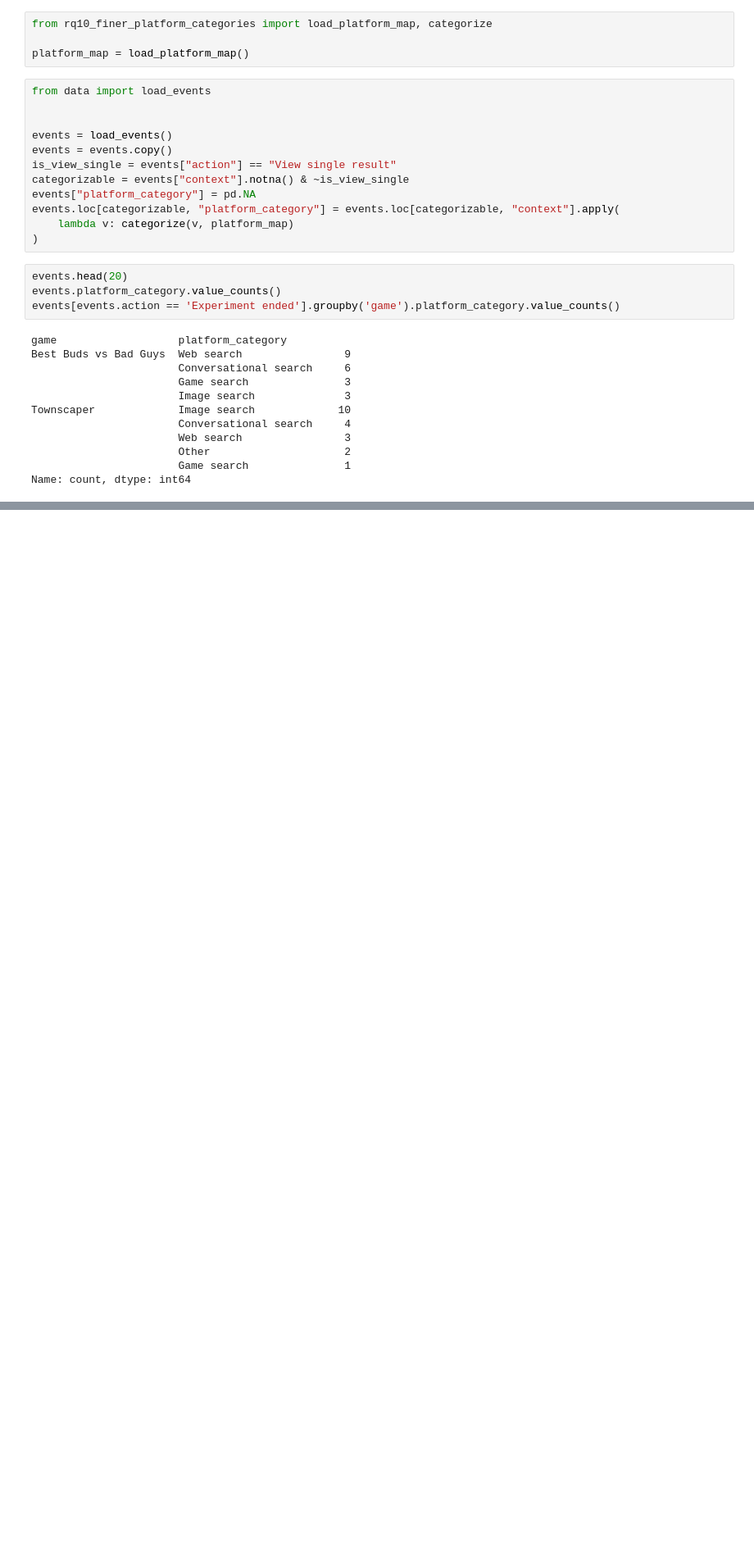
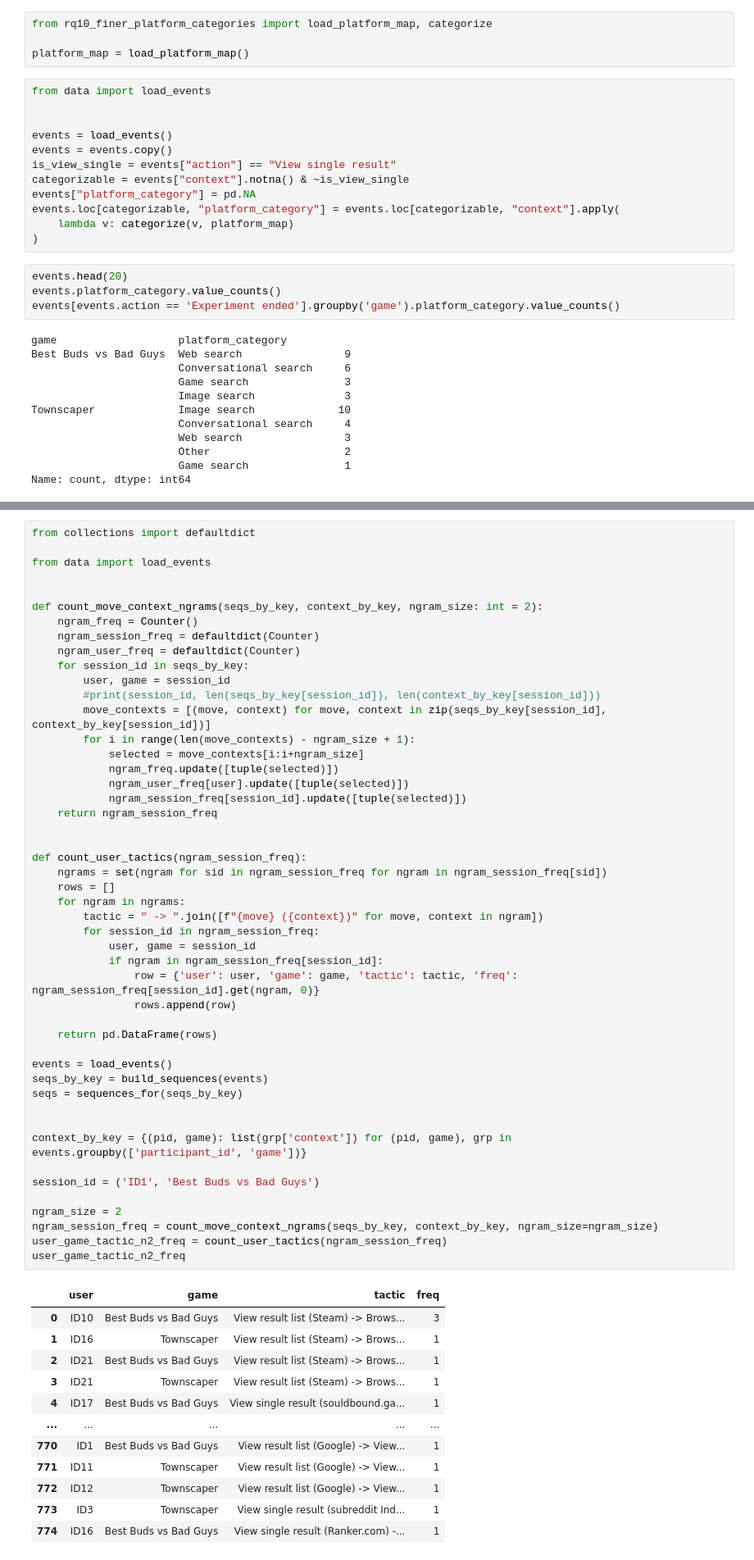
Before and after one commit to biirrr/game-ki-search, a Jupyter notebook: analysis/test_rq_code.ipynb, the cells around one changed output, grey strips where cells are left out. Shown at 82% size. Drawn from its saved outputs; the diff is of its cells as text; blank space fills up the shorter version.

Commit message:
Add notebook for analysing sequences

```diff
--- a/analysis/test_rq_code.ipynb
+++ b/analysis/test_rq_code.ipynb
@@ -270,3 +270,64 @@ events[(events.context.isna()) ]
 | 244 | ID12 | 69 | annotator4 | Townscaper | NaN | View result list | NaN | NaN | ... |
 | 245 | ID12 | 70 | annotator4 | Townscaper | NaN | Experiment ended | NaN | NaN | ... |
 | 1030 | ID6 | 1 | annotator2 | Townscaper | DE | Query | New query | NaN | ... |
+# %%
+from collections import defaultdict
+
+from data import load_events
+
+
+def count_move_context_ngrams(seqs_by_key, context_by_key, ngram_size: int = 2):
+    ngram_freq = Counter()
+    ngram_session_freq = defaultdict(Counter)
+    ngram_user_freq = defaultdict(Counter)
+    for session_id in seqs_by_key:
+        user, game = session_id
+        #print(session_id, len(seqs_by_key[session_id]), len(context_by_key[session_id]))
+        move_contexts = [(move, context) for move, context in zip(seqs_by_key[session_id], context_by_key[session_id])]
+        for i in range(len(move_contexts) - ngram_size + 1):
+            selected = move_contexts[i:i+ngram_size]
+            ngram_freq.update([tuple(selected)])
+            ngram_user_freq[user].update([tuple(selected)])
+            ngram_session_freq[session_id].update([tuple(selected)])
+    return ngram_session_freq
+
+
+def count_user_tactics(ngram_session_freq):
+    ngrams = set(ngram for sid in ngram_session_freq for ngram in ngram_session_freq[sid])
+    rows = []
+    for ngram in ngrams:
+        tactic = " -> ".join([f"{move} ({context})" for move, context in ngram])
+        for session_id in ngram_session_freq:
+            user, game = session_id
+            if ngram in ngram_session_freq[session_id]:
+                row = {'user': user, 'game': game, 'tactic': tactic, 'freq': ngram_session_freq[session_id].get(ngram, 0)}
+                rows.append(row)
+
+    return pd.DataFrame(rows)
+
+events = load_events()
+seqs_by_key = build_sequences(events)
+seqs = sequences_for(seqs_by_key)
+
+
+context_by_key = {(pid, game): list(grp['context']) for (pid, game), grp in events.groupby(['participant_id', 'game'])}
+
+session_id = ('ID1', 'Best Buds vs Bad Guys')
+
+ngram_size = 2
+ngram_session_freq = count_move_context_ngrams(seqs_by_key, context_by_key, ngram_size=ngram_size)
+user_game_tactic_n2_freq = count_user_tactics(ngram_session_freq)
+user_game_tactic_n2_freq
+# %% [output]
+|  | user | game | tactic | freq |
+| 0 | ID10 | Best Buds vs Bad Guys | View result list (Steam) -> Brows... | 3 |
+| 1 | ID16 | Townscaper | View result list (Steam) -> Brows... | 1 |
+| 2 | ID21 | Best Buds vs Bad Guys | View result list (Steam) -> Brows... | 1 |
+| 3 | ID21 | Townscaper | View result list (Steam) -> Brows... | 1 |
+| 4 | ID17 | Best Buds vs Bad Guys | View single result (souldbound.ga... | 1 |
+| ... | ... | ... | ... | ... |
+| 770 | ID1 | Best Buds vs Bad Guys | View result list (Google) -> View... | 1 |
+| 771 | ID11 | Townscaper | View result list (Google) -> View... | 1 |
+| 772 | ID12 | Townscaper | View result list (Google) -> View... | 1 |
+| 773 | ID3 | Townscaper | View single result (subreddit Ind... | 1 |
+| 774 | ID16 | Best Buds vs Bad Guys | View single result (Ranker.com) -... | 1 |
```
Also changed, not shown: parts of 6 cells of this notebook, 8 other files.
